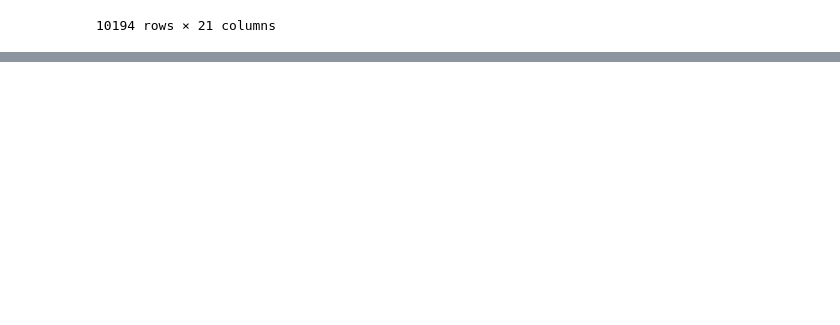
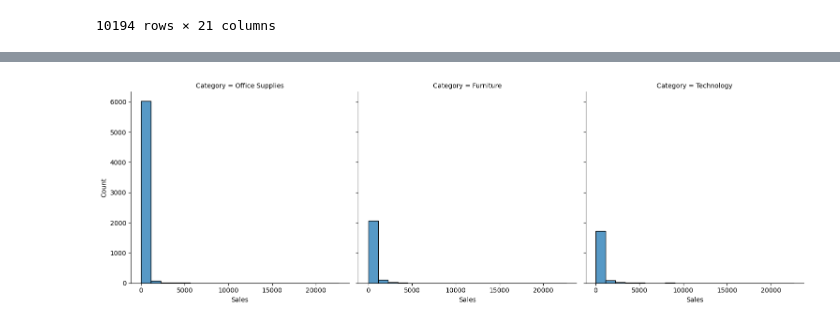
Before and after one commit to Brunorwell/analise_exploratoria, a Jupyter notebook: notebook.ipynb, the cells around one changed output, grey strips where cells are left out. Saved outputs shown, nothing was run; the diff lists cells and outputs as text; code cells hidden in the pictures; blank space fills up the shorter version.

```diff
--- a/notebook.ipynb
+++ b/notebook.ipynb
@@ -195,0 +424,15 @@ array([ 2,  3,  9,  4,  1,  7,  6,  5, 10,  8, 13, 14, 12, 11])
+# %%
+import seaborn as sns
+import matplotlib.pyplot as plt
+
+sns.displot(
+    data=df,
+    x='Sales',
+    col='Category',
+    bins=20,
+    col_wrap=5
+)
+
+plt.show()
+# %% [output]
+[figure, added]
```
Also changed, not shown: parts of 61 cells of this notebook.
